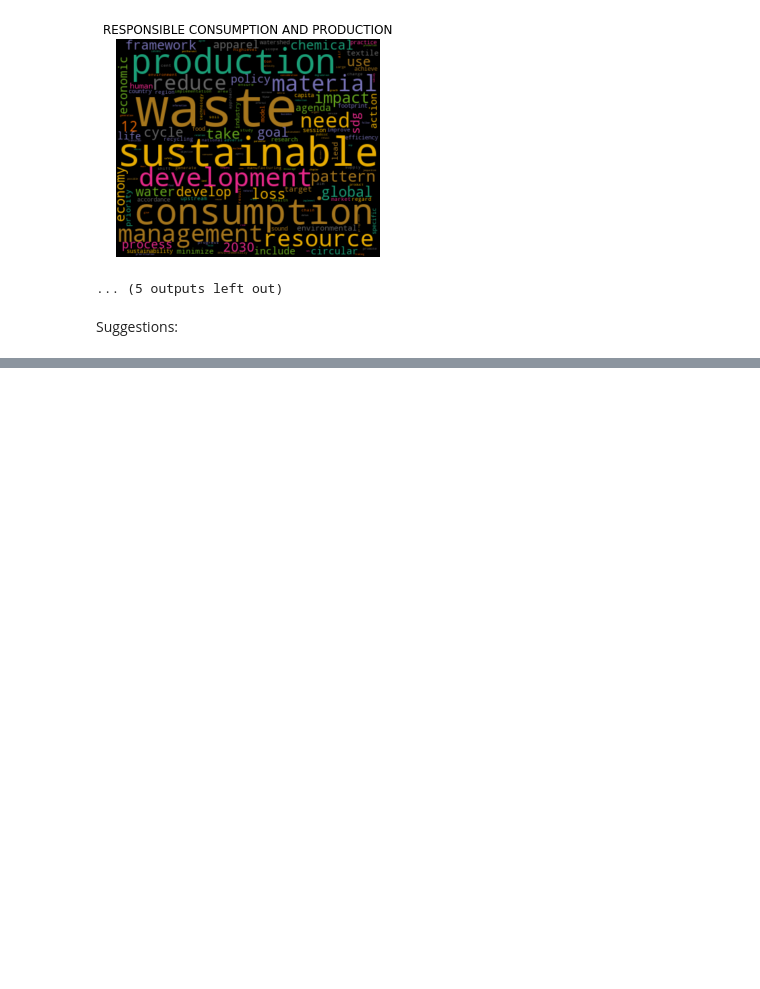
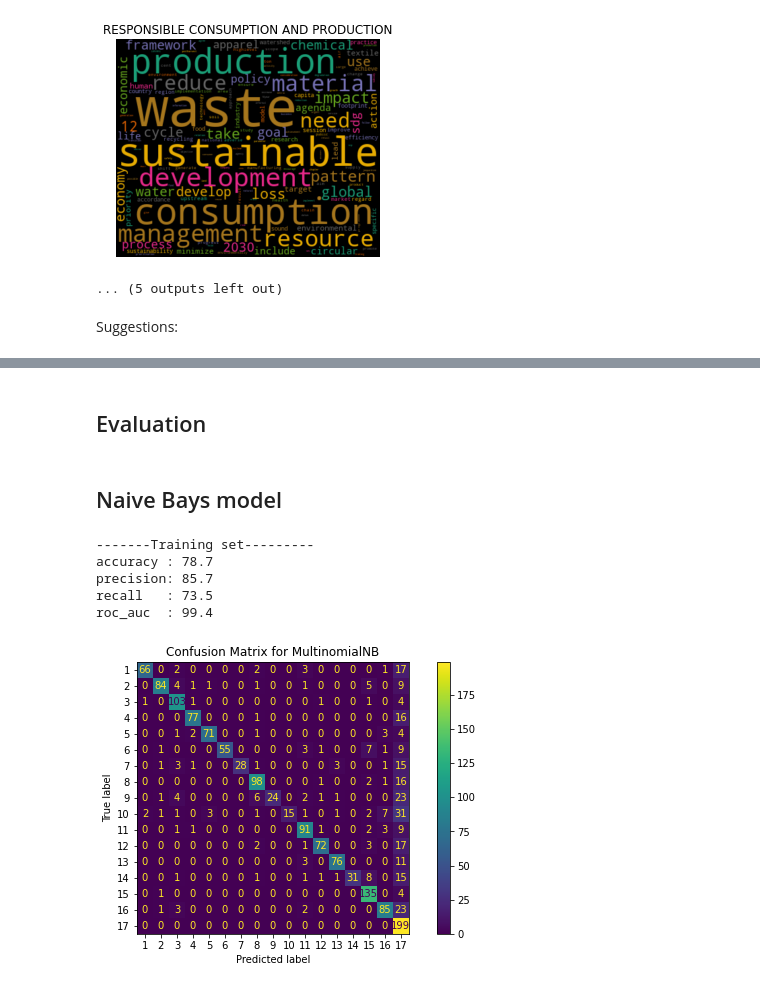
Before and after one commit to DelinteNicolas/TRAIL22-SDG, a Jupyter notebook: notebooks/Hammoudeh_ARIAC22_SDG.ipynb, the cells around one changed output, grey strips where cells are left out. Saved outputs shown, nothing was run; the diff lists cells and outputs as text; code cells hidden in the pictures; blank space fills up the shorter version.

Commit message:
TF-IDF, and classical ML models (NB + RF)

```diff
--- a/notebooks/Hammoudeh_ARIAC22_SDG.ipynb
+++ b/notebooks/Hammoudeh_ARIAC22_SDG.ipynb
@@ -299,0 +310,9 @@ climate change is a single word
+# %%
+from sklearn.feature_extraction.text import TfidfVectorizer
+
+vectorizer = TfidfVectorizer(smooth_idf=True,use_idf=True, stop_words="english", analyzer='word',
+                             ngram_range=(1, 1), max_df=0.1, min_df=4/1664)
+
+X_train_tfidf = vectorizer.fit_transform(train_corpus)
+X_test_tfidf = vectorizer.transform(test_corpus)
+print(X_train_tfidf.shape)
@@ -299,0 +343,46 @@ climate change is a single word
+# %% [markdown]
+## Evaluation
+# %%
+from sklearn.metrics import accuracy_score, precision_score, recall_score, roc_auc_score#, auc, roc_curve
+from sklearn.metrics import ConfusionMatrixDisplay
+import matplotlib.pyplot as plt
+
+def eval_classifier(Y_true,Y_pred, pred ):
+  n_classes = np.max(Y_true)
+  acc = accuracy_score(Y_true, Y_pred)
+  print('accuracy :',100*acc.round(3))
+
+  precision = precision_score(Y_true, Y_pred, average='weighted')#micro, macro, weighted
+  print('precision:',100*precision.round(3))
+
+  recall = recall_score(Y_true, Y_pred, average='macro')#micro, macro, weighted
+  print('recall   :',100*recall.round(3))
+
+  roc_auc = roc_auc_score(Y_true, pred, multi_class='ovo') #'raise', 'ovr', 'ovo'
+  print('roc_auc  :',100*roc_auc.round(3))
+
+  fig, ax = plt.subplots(figsize=(10, 5))
+  ConfusionMatrixDisplay.from_predictions(Y_true, Y_pred, ax=ax)
+  ax.xaxis.set_ticklabels(np.arange(1,n_classes+1))
+  ax.yaxis.set_ticklabels(np.arange(1,n_classes+1))
+  _ = ax.set_title(
+      f"Confusion Matrix for {clf.__class__.__name__}"
+  )
+# %% [markdown]
+## Naive Bays model
+# %%
+from sklearn.naive_bayes import MultinomialNB
+clf = MultinomialNB().fit(X_train_tfidf,Y_train_arr)
+# %%
+train_pred = clf.predict_proba(X_train_tfidf)
+Y_train_pred = clf.predict(X_train_tfidf)
+
+print('-------Training set---------')
+eval_classifier(Y_train_arr,Y_train_pred, train_pred )
+# %% [output]
+-------Training set---------
+accuracy : 78.7
+precision: 85.7
+recall   : 73.5
+roc_auc  : 99.4
+[figure, added]
```
Also changed, not shown: parts of 32 cells of this notebook.
